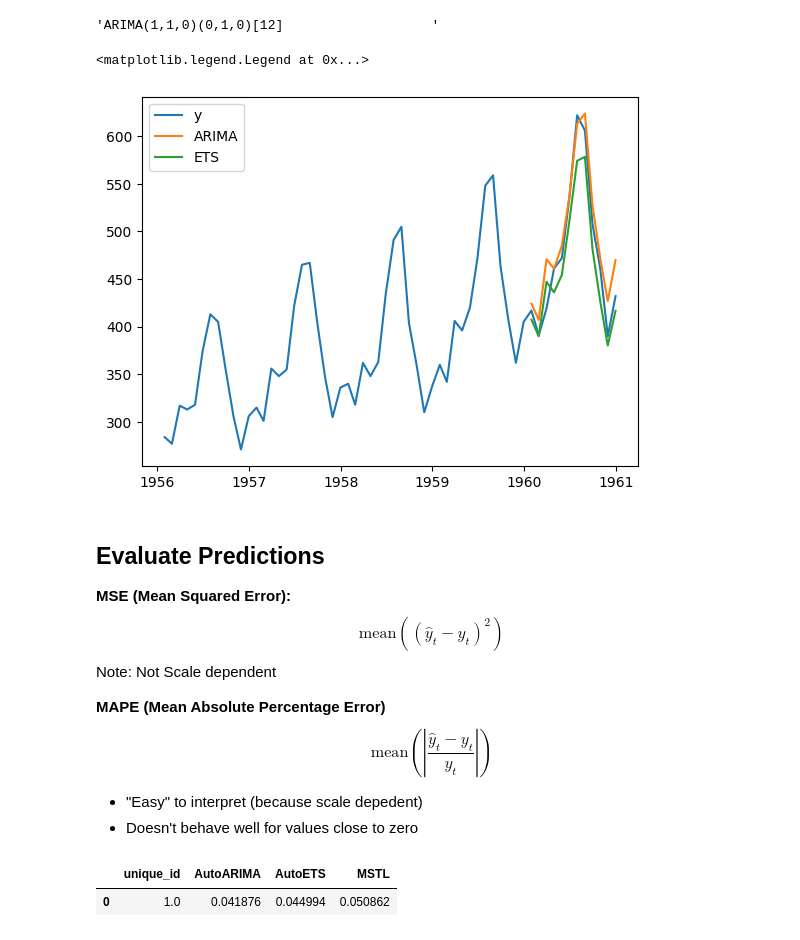
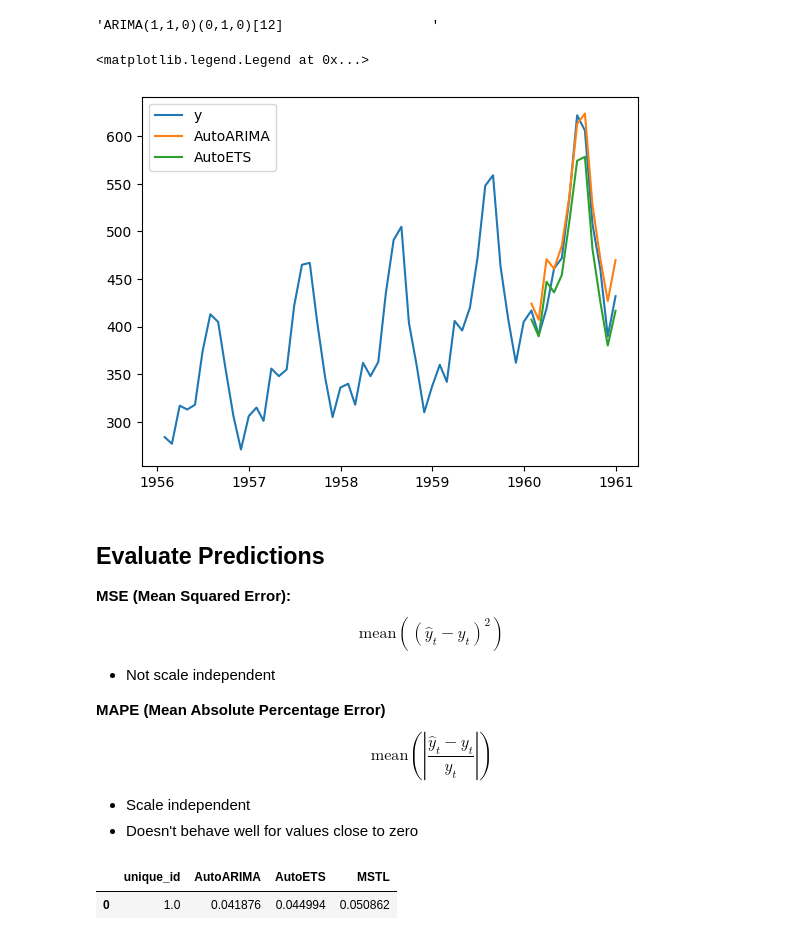
Before and after one commit to jjmossel/time-series-tutorial, a Jupyter notebook: Tutorial01.ipynb, the cells around one changed output. Cells and saved outputs as stored; diff of their text form; code cells hidden in the pictures.

```diff
--- a/Tutorial01.ipynb
+++ b/Tutorial01.ipynb
@@ -123,22 +124,23 @@ arima_string(sf_classical.fitted_[0,0].model_)
 air_pred_classical_df = sf_classical.predict(h=12)
 # %%
 plt.plot(air_df['ds'].iloc[-60:],air_df['y'].iloc[-60:],label='y')
-plt.plot(air_pred_classical_df ['ds'].iloc[-60:], air_pred_classical_df['AutoARIMA'].iloc[-60:],label='ARIMA')
-plt.plot(air_pred_classical_df ['ds'].iloc[-60:], air_pred_classical_df['AutoETS'].iloc[-60:],label='ETS')
+# plt.plot(air_pred_df['ds'], air_pred_df['MSTL'],label='MSTL')
+plt.plot(air_pred_classical_df['ds'], air_pred_classical_df['AutoARIMA'],label='AutoARIMA')
+plt.plot(air_pred_classical_df['ds'], air_pred_classical_df['AutoETS'],label='AutoETS')
 plt.legend()
 # %% [output]
 <matplotlib.legend.Legend at 0x...>
-[figure, old version]
+[figure, new version]
 # %% [markdown]
 ## Evaluate Predictions ###
 
 **MSE (Mean Squared Error):**
     $$\text{mean}((\hat{y}_t - y_t)^2)$$
-Note: Not Scale dependent
+* Not scale independent
 
 **MAPE (Mean Absolute Percentage Error)**
 $$\text{mean}(|\frac{\hat{y}_t-y_t}{y_t}|)$$
-* "Easy" to interpret (because scale depedent)
+* Scale independent
 * Doesn't behave well for values close to zero
 # %%
 air_eval_classical_df = air_pred_classical_df.copy()
```
Also changed, not shown: parts of 14 cells of this notebook.
